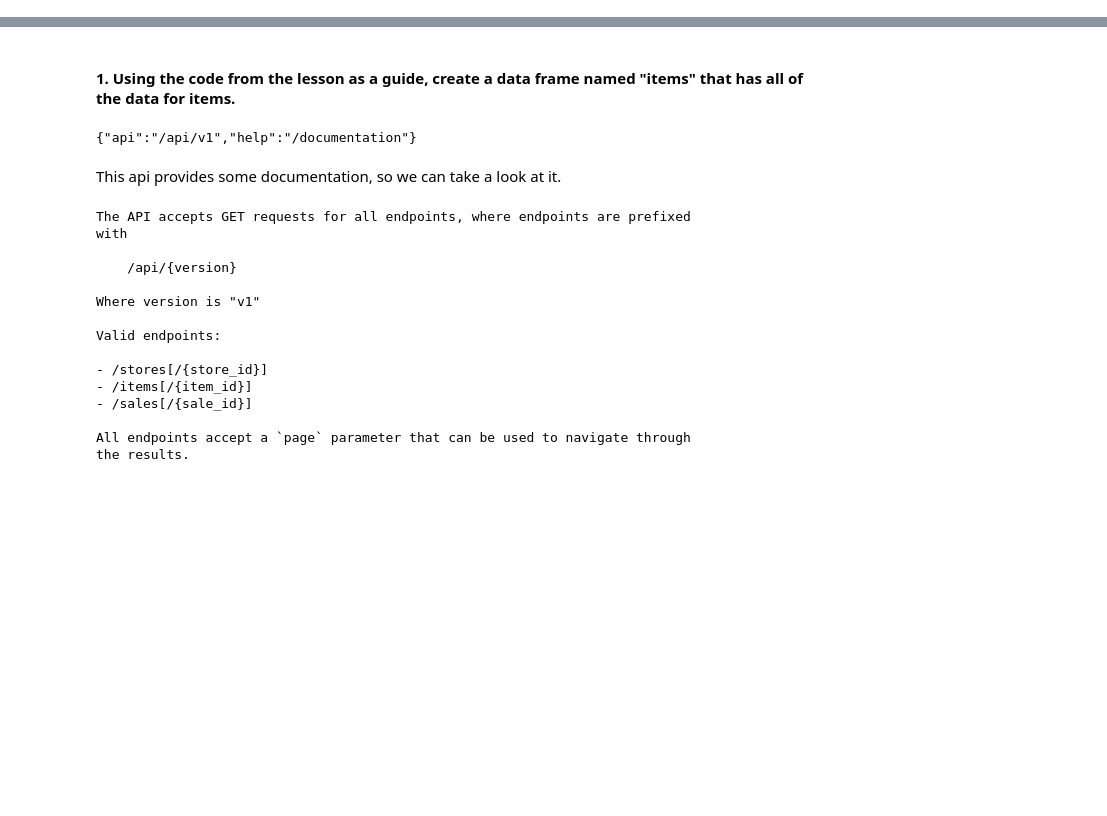
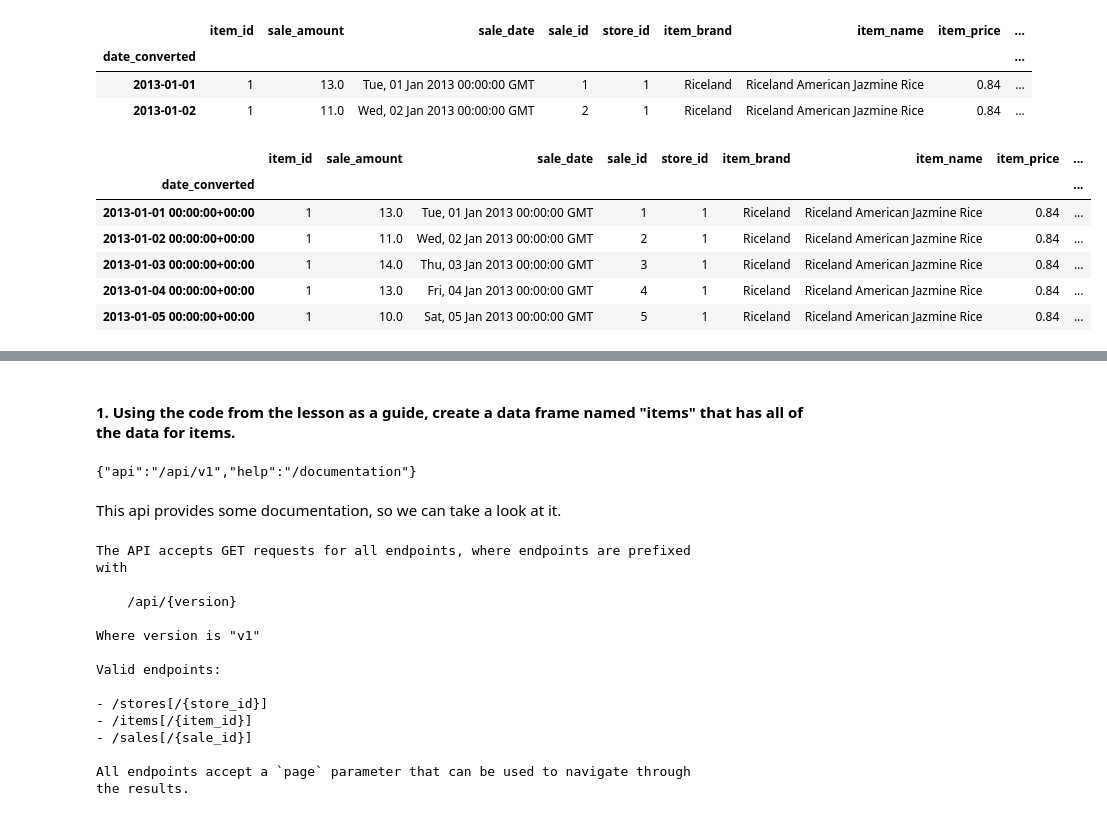
Before and after one commit to HackneyChad/time_series, a Jupyter notebook: acquire.ipynb, the cells around one changed output, grey strips where cells are left out. Cells and saved outputs as stored; diff of their text form; code cells hidden in the pictures; blank space fills up the shorter version.

```diff
--- a/acquire.ipynb
+++ b/acquire.ipynb
@@ -20,0 +23,3 @@ warnings.filterwarnings("ignore")
+# %%
+path = '/Users/rachelreuter/ds-methodologies/time_series/'
+df = pd.read_csv(path + 'df.csv')
@@ -20,0 +37,2 @@ warnings.filterwarnings("ignore")
+# %%
+test = df.head(5)
@@ -20,0 +78,9 @@ warnings.filterwarnings("ignore")
+# %%
+test = test.set_index('date_converted')
+# %%
+test.head(2)
+# %% [output]
+|  | item_id | sale_amount | sale_date | sale_id | store_id | item_brand | item_name | item_price | ... |
+| date_converted |  |  |  |  |  |  |  |  | ... |
+| 2013-01-01 | 1 | 13.0 | Tue, 01 Jan 2013 00:00:00 GMT | 1 | 1 | Riceland | Riceland American Jazmine Rice | 0.84 | ... |
+| 2013-01-02 | 1 | 11.0 | Wed, 02 Jan 2013 00:00:00 GMT | 2 | 1 | Riceland | Riceland American Jazmine Rice | 0.84 | ... |
@@ -20,0 +93,12 @@ warnings.filterwarnings("ignore")
+# %%
+test = test.tz_localize('utc')
+# %%
+test.head()
+# %% [output]
+|  | item_id | sale_amount | sale_date | sale_id | store_id | item_brand | item_name | item_price | ... |
+| date_converted |  |  |  |  |  |  |  |  | ... |
+| 2013-01-01 00:00:00+00:00 | 1 | 13.0 | Tue, 01 Jan 2013 00:00:00 GMT | 1 | 1 | Riceland | Riceland American Jazmine Rice | 0.84 | ... |
+| 2013-01-02 00:00:00+00:00 | 1 | 11.0 | Wed, 02 Jan 2013 00:00:00 GMT | 2 | 1 | Riceland | Riceland American Jazmine Rice | 0.84 | ... |
+| 2013-01-03 00:00:00+00:00 | 1 | 14.0 | Thu, 03 Jan 2013 00:00:00 GMT | 3 | 1 | Riceland | Riceland American Jazmine Rice | 0.84 | ... |
+| 2013-01-04 00:00:00+00:00 | 1 | 13.0 | Fri, 04 Jan 2013 00:00:00 GMT | 4 | 1 | Riceland | Riceland American Jazmine Rice | 0.84 | ... |
+| 2013-01-05 00:00:00+00:00 | 1 | 10.0 | Sat, 05 Jan 2013 00:00:00 GMT | 5 | 1 | Riceland | Riceland American Jazmine Rice | 0.84 | ... |
```
Also changed, not shown: parts of 28 cells of this notebook, 2 other files.
